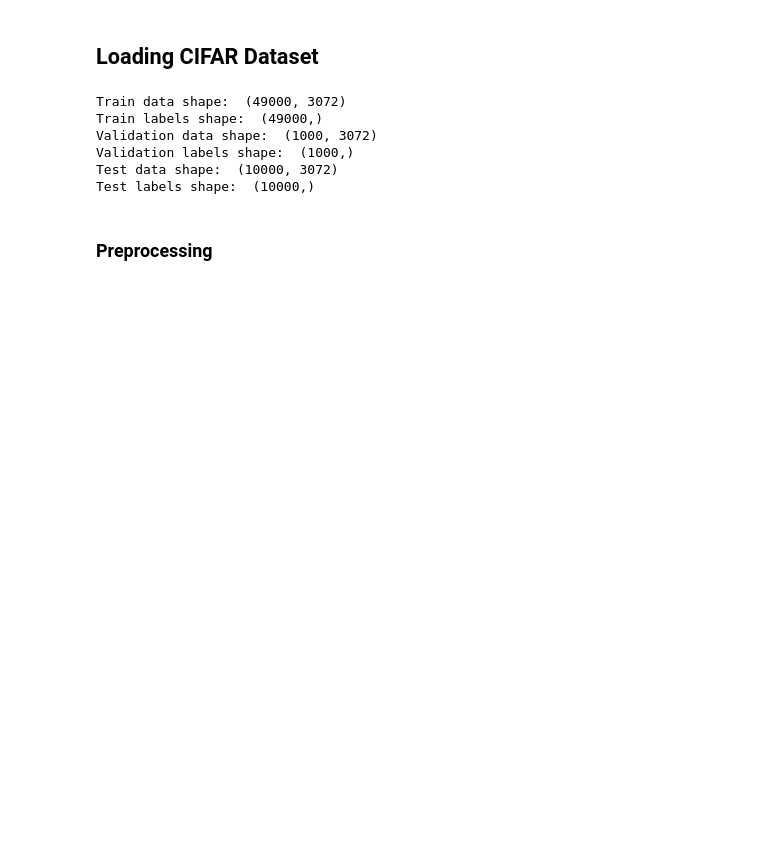
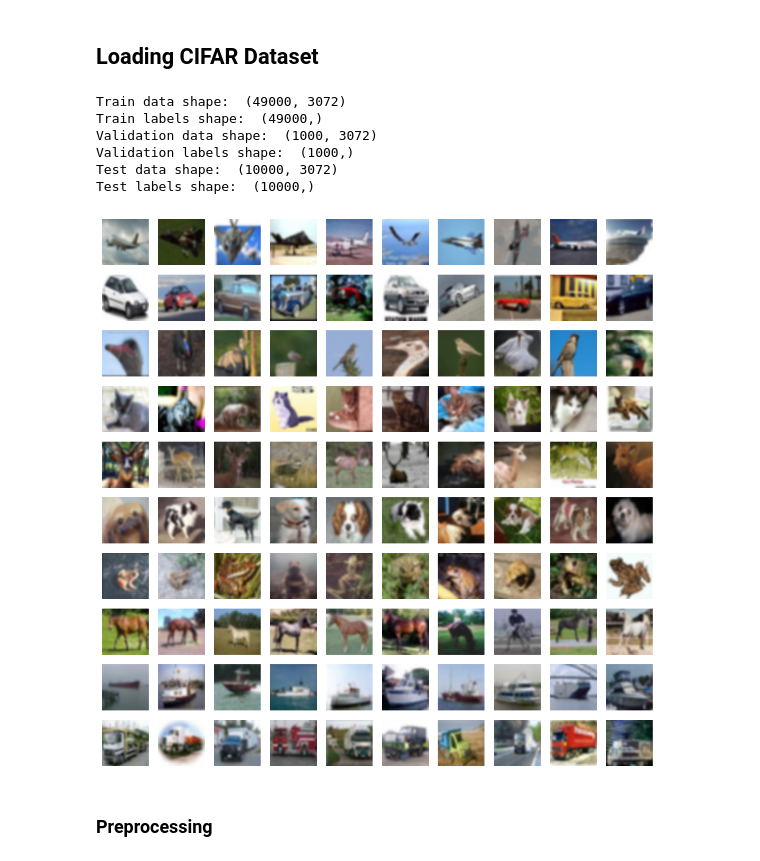
Before and after one commit to MORTAZAD66/ML_Practice, a Jupyter notebook: NN/CIFAR.ipynb, the cells around one changed output. Saved outputs shown, nothing was run; the diff lists cells and outputs as text; code cells hidden in the pictures; blank space fills up the shorter version.

Commit message:
Plotting editted

```diff
--- a/NN/CIFAR.ipynb
+++ b/NN/CIFAR.ipynb
@@ -2,6 +2,7 @@
 ## Loading CIFAR Dataset
 # %%
 import numpy as np
+import matplotlib.pyplot as plt
 import pickle
 import os
 
@@ -48,7 +49,7 @@ def get_CIFAR10_data(num_training=49000, num_validation=1000, num_test=10000):
     mask = range(num_test)
     X_test = X_test[mask]
     y_test = y_test[mask]
-    return x_train, y_train, X_val, y_val, x_test, y_test
+    return X_train, y_train, X_val, y_val, X_test, y_test
 
 
 # Invoke the above function to get our data.
@@ -68,5 +69,49 @@ Validation data shape:  (1000, 3072)
 Validation labels shape:  (1000,)
 Test data shape:  (10000, 3072)
 Test labels shape:  (10000,)
+# %%
+import matplotlib.pyplot as plt
+import numpy as np
+
+def plot_CIFAR(ind):
+    arr = x_train[ind]
+    sc_dpi = 157.35
+    R = arr[0:1024].reshape(32,32)/255.0
+    G = arr[1024:2048].reshape(32,32)/255.0
+    B = arr[2048:].reshape(32,32)/255.0
+
+    img = np.dstack((R,G,B))
+    #title = re.sub('[!@#$b]', '', str(labels[tr_y[ind]]))
+    #fig = plt.figure(figsize=(3,3))
+    #ax = fig.add_subplot(111)
+    #ax.imshow(img,interpolation='bicubic')
+    #ax.set_title('Category = '+ title,fontsize =15)
+    return img
+
+
+#Classes = ['plane', 'car', 'bird', 'cat', 'deer', 'dog', 'frog', 'horse', 'ship', 'truck']
+Classes = ['0', '1', '2', '3', '4', '5', '6', '7', '8', '9']
+img_rows, img_cols = 32, 32
+input_shape = (img_rows, img_cols, 3)
+
+# Create a figure with 10 rows and 10 columns
+fig, axs = plt.subplots(10, 10, figsize=(12, 12))
+
+for i, Y in enumerate(Classes):
+    # Get indices of samples for the current class
+    indices = np.where(y_train == int(Y))[0]
+
+    # Choose 10 random samples for the current class
+    random_indices = np.random.choice(indices, 10, replace=False)
+
+    for j, idx in enumerate(random_indices):
+        ax = axs[i, j]
+        ax.imshow(plot_CIFAR(idx),interpolation='bicubic')
+        ax.grid(False)
+        ax.axis('off')
+
+plt.show()
+# %% [output]
+[figure, added]
 # %% [markdown]
 ### Preprocessing
```
Also changed, not shown: parts of 3 cells of this notebook.
